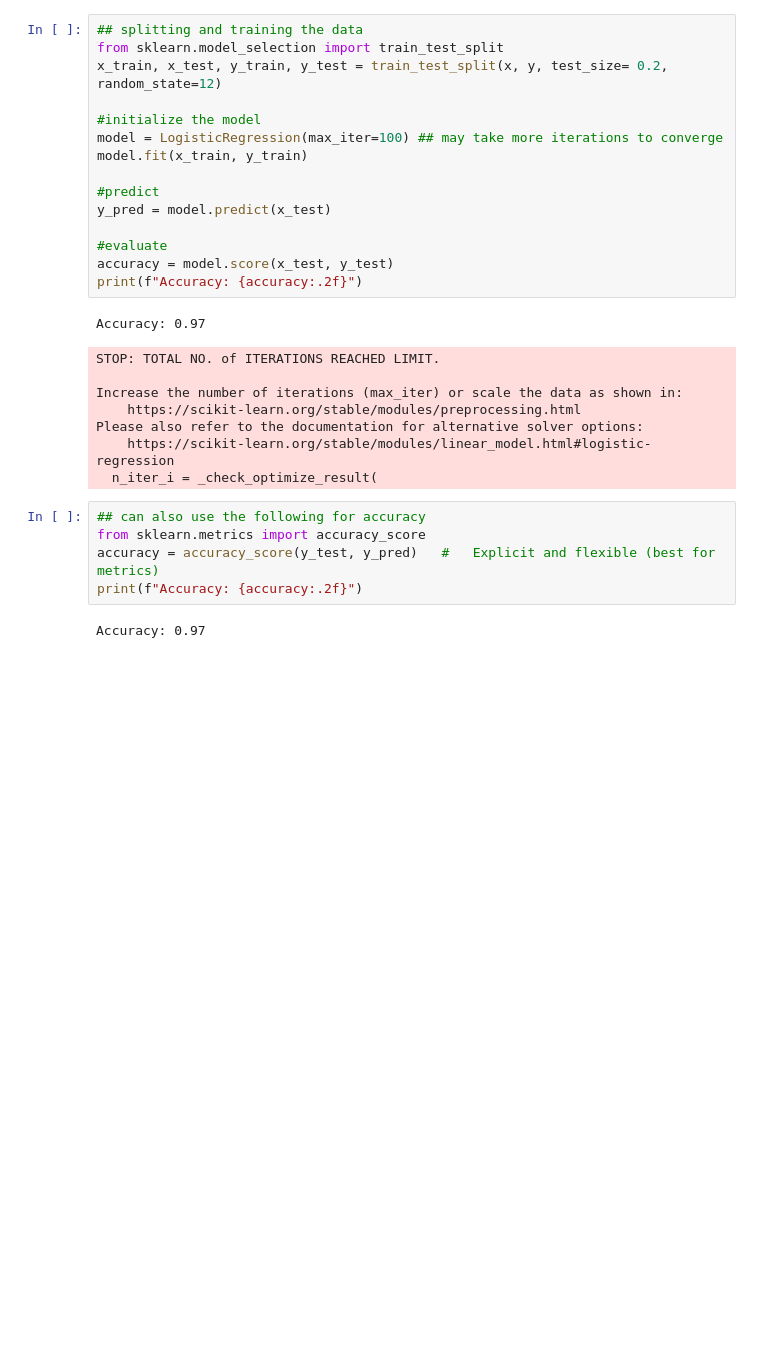
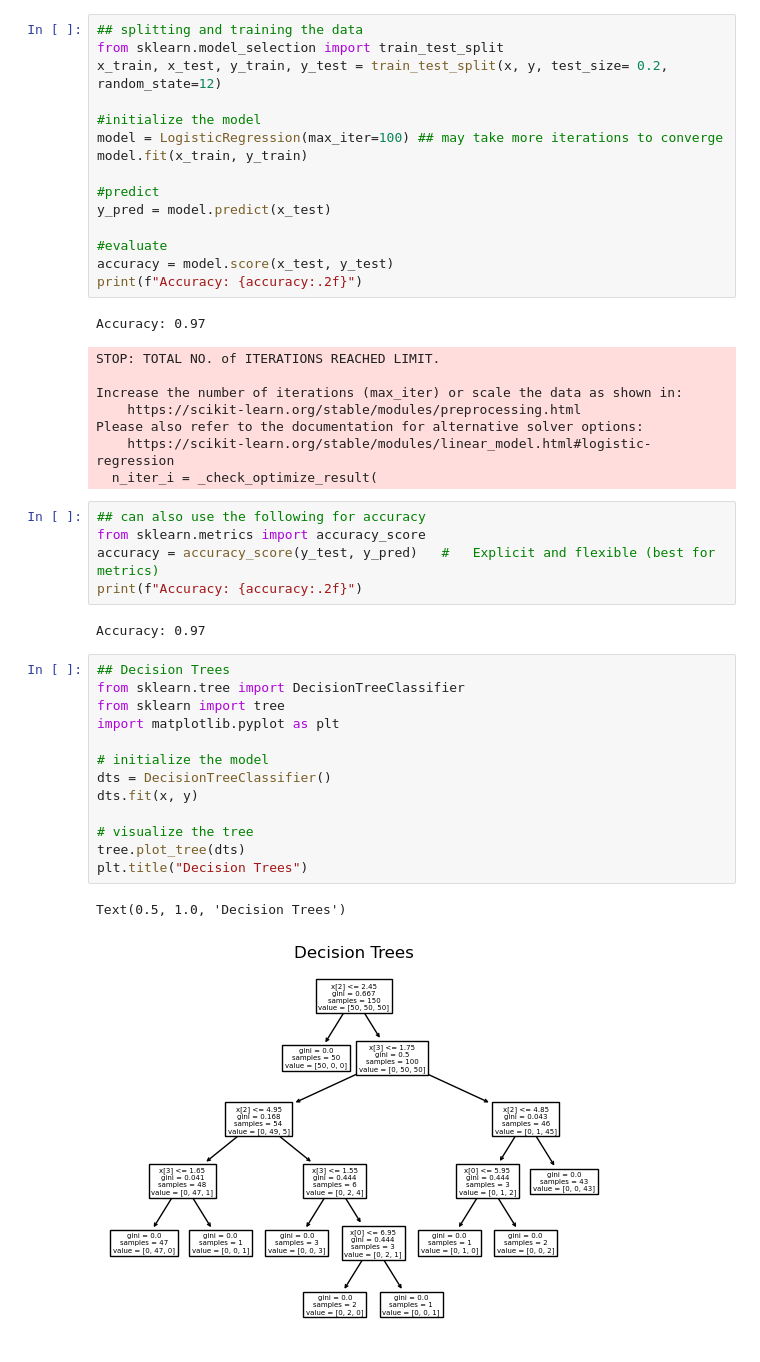
Before and after one commit to anish-upreti/Data-Science-and-ML-with-python, a Jupyter notebook: sklearn_practice_day2.ipynb, the cells around one changed output. Cells and saved outputs as stored; diff of their text form; blank space fills up the shorter version.

```diff
--- a/sklearn_practice_day2.ipynb
+++ b/sklearn_practice_day2.ipynb
@@ -43,3 +43,19 @@ accuracy = accuracy_score(y_test, y_pred)   # 	Explicit and flexible (best for m
 print(f"Accuracy: {accuracy:.2f}")
 # %% [output]
 Accuracy: 0.97
+# %%
+## Decision Trees
+from sklearn.tree import DecisionTreeClassifier
+from sklearn import tree
+import matplotlib.pyplot as plt
+
+# initialize the model
+dts = DecisionTreeClassifier()
+dts.fit(x, y)
+
+# visualize the tree
+tree.plot_tree(dts)
+plt.title("Decision Trees")
+# %% [output]
+Text(0.5, 1.0, 'Decision Trees')
+[figure, added]
```
